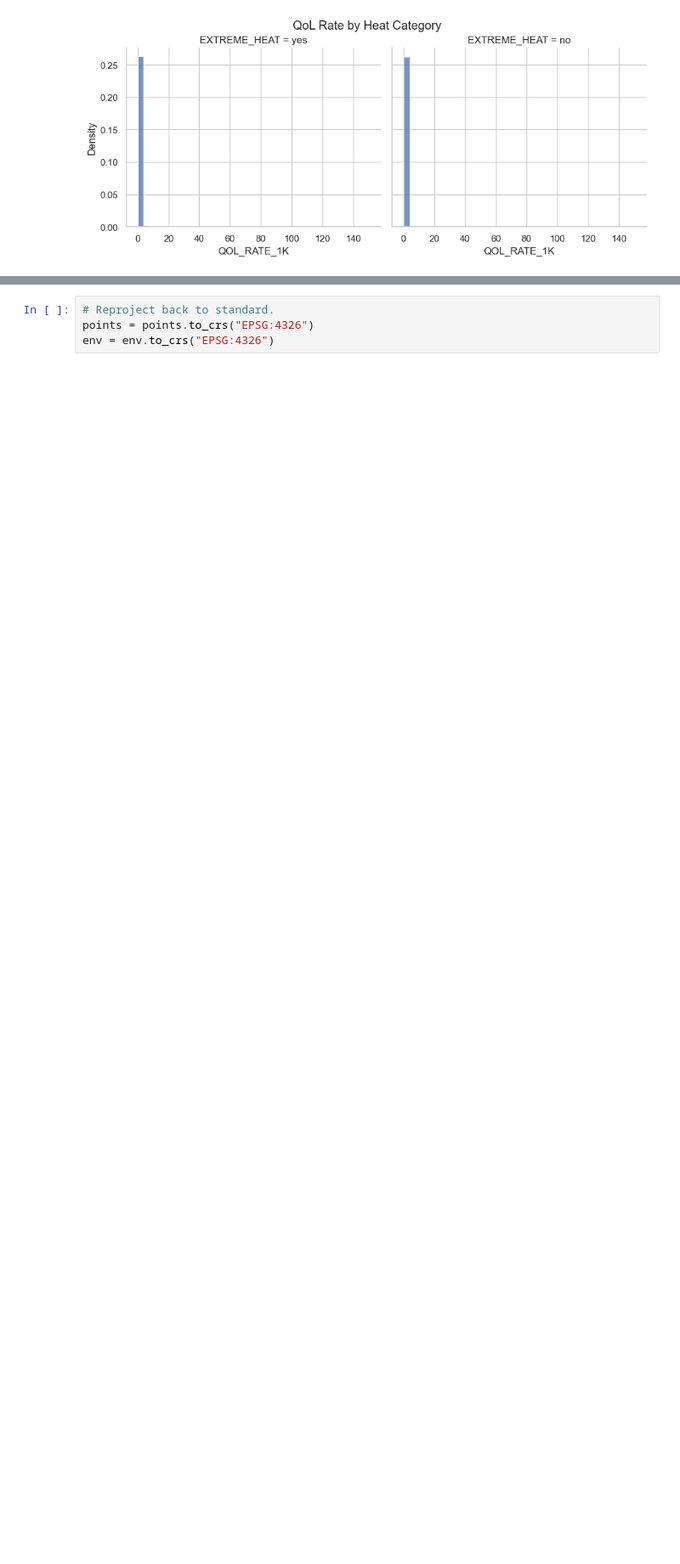
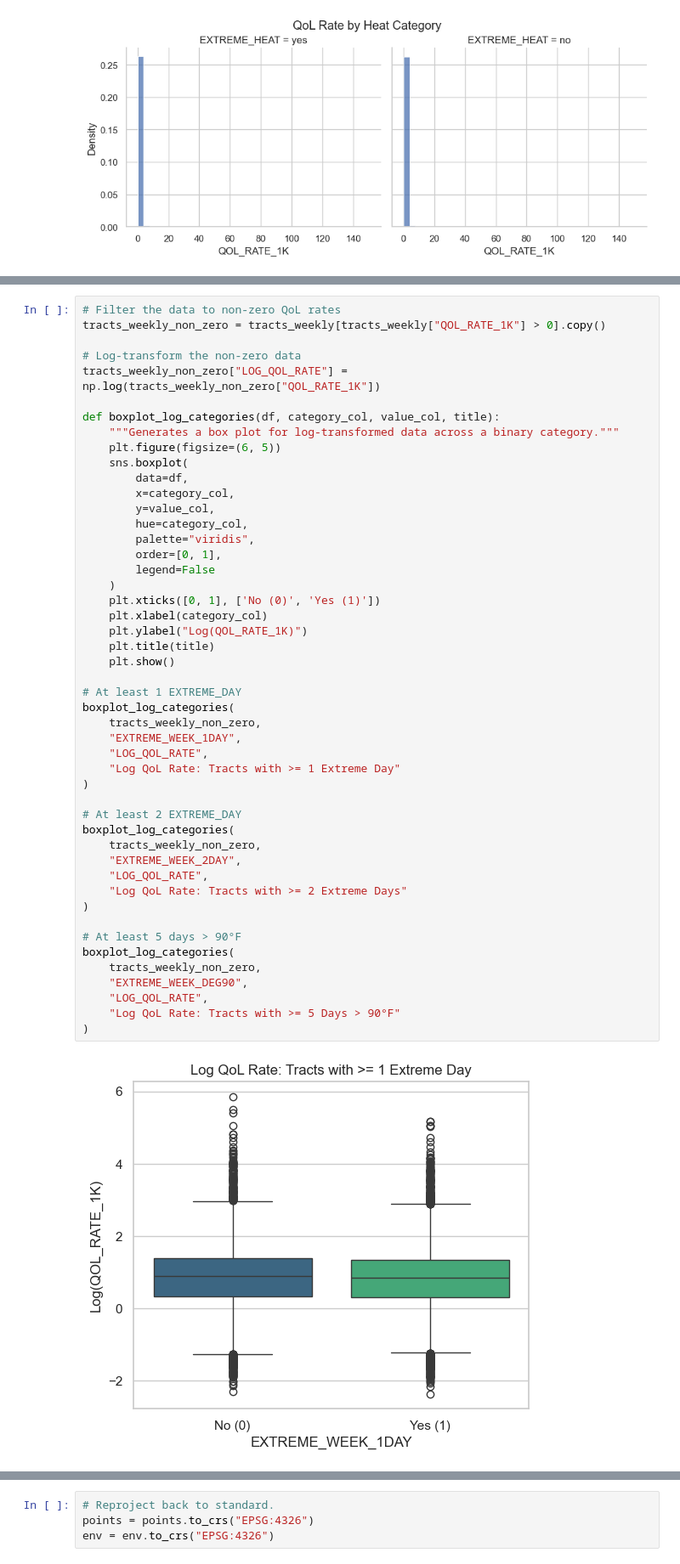
Before and after one commit to tess-vu/nighttime-qol, a Jupyter notebook: notebooks/eda.ipynb, the cells around one changed output, grey strips where cells are left out. Shown at 85% size. Drawn from its saved outputs; the diff is of its cells as text; blank space fills up the shorter version.

```diff
--- a/notebooks/eda.ipynb
+++ b/notebooks/eda.ipynb
@@ -329,0 +353,50 @@ plt.show()
+# %%
+# Filter the data to non-zero QoL rates
+tracts_weekly_non_zero = tracts_weekly[tracts_weekly["QOL_RATE_1K"] > 0].copy()
+
+# Log-transform the non-zero data
+tracts_weekly_non_zero["LOG_QOL_RATE"] = np.log(tracts_weekly_non_zero["QOL_RATE_1K"])
+
+def boxplot_log_categories(df, category_col, value_col, title):
+    """Generates a box plot for log-transformed data across a binary category."""
+    plt.figure(figsize=(6, 5))
+    sns.boxplot(
+        data=df,
+        x=category_col,
+        y=value_col,
+        hue=category_col,
+        palette="viridis",
+        order=[0, 1],
+        legend=False
+    )
+    plt.xticks([0, 1], ['No (0)', 'Yes (1)'])
+    plt.xlabel(category_col)
+    plt.ylabel("Log(QOL_RATE_1K)")
+    plt.title(title)
+    plt.show()
+
+# At least 1 EXTREME_DAY
+boxplot_log_categories(
+    tracts_weekly_non_zero,
+    "EXTREME_WEEK_1DAY",
+    "LOG_QOL_RATE",
+    "Log QoL Rate: Tracts with >= 1 Extreme Day"
+)
+
+# At least 2 EXTREME_DAY
+boxplot_log_categories(
+    tracts_weekly_non_zero,
+    "EXTREME_WEEK_2DAY",
+    "LOG_QOL_RATE",
+    "Log QoL Rate: Tracts with >= 2 Extreme Days"
+)
+
+# At least 5 days > 90°F
+boxplot_log_categories(
+    tracts_weekly_non_zero,
+    "EXTREME_WEEK_DEG90",
+    "LOG_QOL_RATE",
+    "Log QoL Rate: Tracts with >= 5 Days > 90°F"
+)
+# %% [output]
+[figure, added]
```
Also changed, not shown: parts of 23 cells of this notebook, 15 other files.
